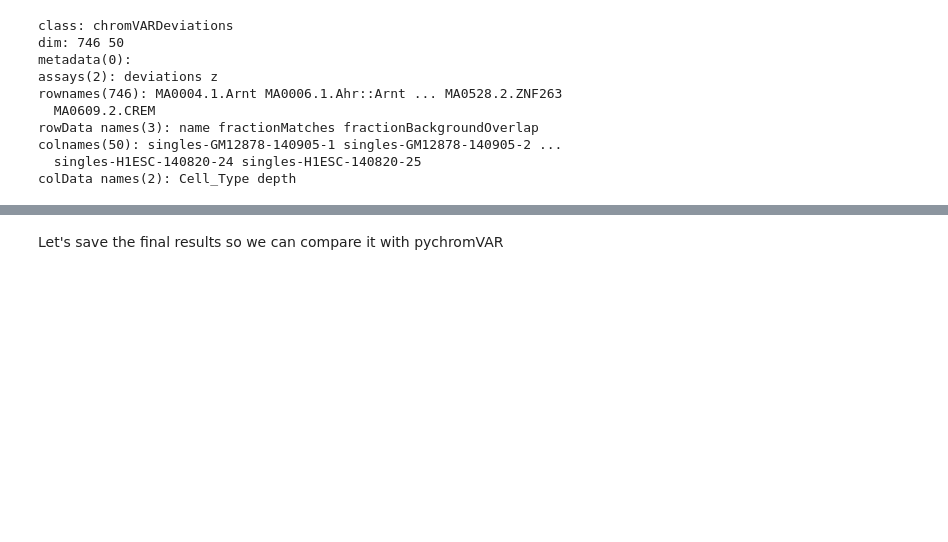
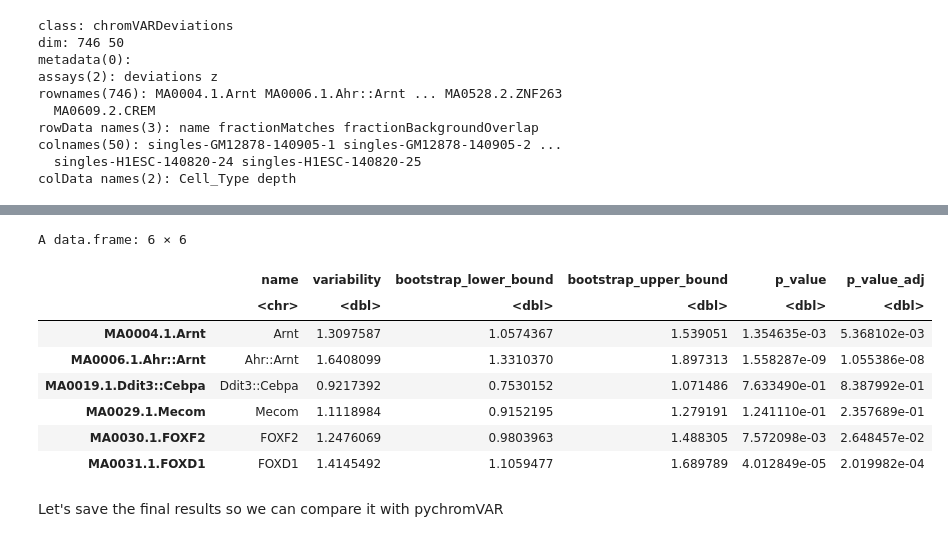
Before and after one commit to pinellolab/pychromVAR, a Jupyter notebook: docs/source/notebooks/run_chromVAR.ipynb, the cells around one changed output, grey strips where cells are left out. Cells and saved outputs as stored; diff of their text form; code cells hidden in the pictures; blank space fills up the shorter version.

```diff
--- a/docs/source/notebooks/run_chromVAR.ipynb
+++ b/docs/source/notebooks/run_chromVAR.ipynb
@@ -85,3 +95,15 @@ colData names(2): Cell_Type depth
+# %%
+head(variability)
+# %% [output]
+A data.frame: 6 × 6
+|  | name | variability | bootstrap_lower_bound | bootstrap_upper_bound | p_value | p_value_adj |
+|  | <chr> | <dbl> | <dbl> | <dbl> | <dbl> | <dbl> |
+| MA0004.1.Arnt | Arnt | 1.3097587 | 1.0574367 | 1.539051 | 1.354635e-03 | 5.368102e-03 |
+| MA0006.1.Ahr::Arnt | Ahr::Arnt | 1.6408099 | 1.3310370 | 1.897313 | 1.558287e-09 | 1.055386e-08 |
+| MA0019.1.Ddit3::Cebpa | Ddit3::Cebpa | 0.9217392 | 0.7530152 | 1.071486 | 7.633490e-01 | 8.387992e-01 |
+| MA0029.1.Mecom | Mecom | 1.1118984 | 0.9152195 | 1.279191 | 1.241110e-01 | 2.357689e-01 |
+| MA0030.1.FOXF2 | FOXF2 | 1.2476069 | 0.9803963 | 1.488305 | 7.572098e-03 | 2.648457e-02 |
+| MA0031.1.FOXD1 | FOXD1 | 1.4145492 | 1.1059477 | 1.689789 | 4.012849e-05 | 2.019982e-04 |
 # %% [markdown]
 Let's save the final results so we can compare it with pychromVAR
 # %%
```
Also changed, not shown: parts of 3 cells of this notebook, 5 other files.
